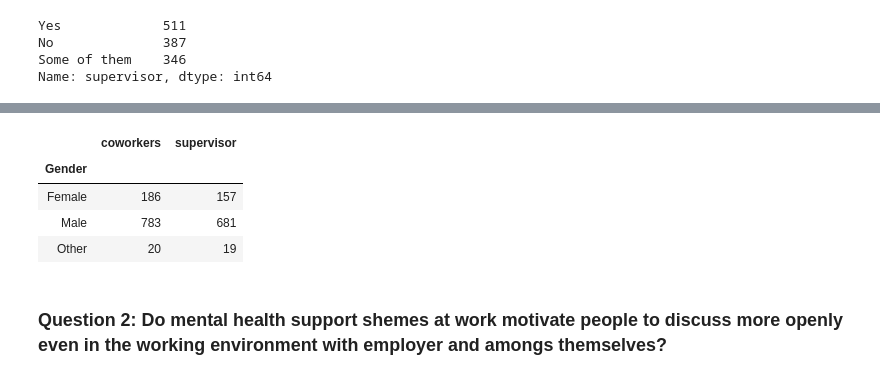
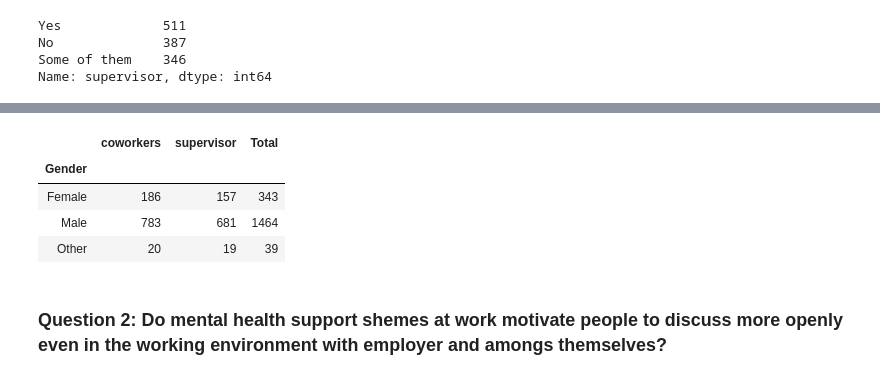
Before and after one commit to chriszapp/data-squad-32_EDA, a Jupyter notebook: main.ipynb, the cells around one changed output, grey strips where cells are left out. Cells and saved outputs as stored; diff of their text form; code cells hidden in the pictures.

```diff
--- a/main.ipynb
+++ b/main.ipynb
@@ -241,19 +256,3 @@ age_results
 '''Columns to analyse:
 coworkers: Would you be willing to discuss a mental health issue with your coworkers?
 supervisor: Would you be willing to discuss a mental health issue with your direct supervisor(s)?'''
-
-#ds.groupby('Gender').coworkers.agg(['count'])
-#df_yes = ds.groupby('Gender')[['coworkers','supervisor']].count()
-#gender_results
-
-df_yes_g = ds.groupby('Gender')[['coworkers','supervisor']].apply(lambda x: (x=='Yes').sum())
-df_some_g = ds.groupby('Gender')[['coworkers','supervisor']].apply(lambda x: (x == 'Some of them').sum())
-
-gender_results = df_yes_g + df_some_g
-gender_results
-# %% [output]
-|  | coworkers | supervisor |
-| Gender |  |  |
-| Female | 186 | 157 |
-| Male | 783 | 681 |
-| Other | 20 | 19 |
@@ -260,3 +263,14 @@ gender_results
+# %%
+#creating df for results on gender, adding a column with the total
+gender_results = df_yes_g + df_some_g
+gender_results['Total'] = gender_results['coworkers'] + gender_results['supervisor']
+gender_results.head()
+# %% [output]
+|  | coworkers | supervisor | Total |
+| Gender |  |  |  |
+| Female | 186 | 157 | 343 |
+| Male | 783 | 681 | 1464 |
+| Other | 20 | 19 | 39 |
 # %% [markdown]
 ### Question 2: Do mental health support shemes at work motivate people to discuss more openly even in the working environment with employer and amongs themselves?
 # %%
```
Also changed, not shown: parts of 20 cells of this notebook.
